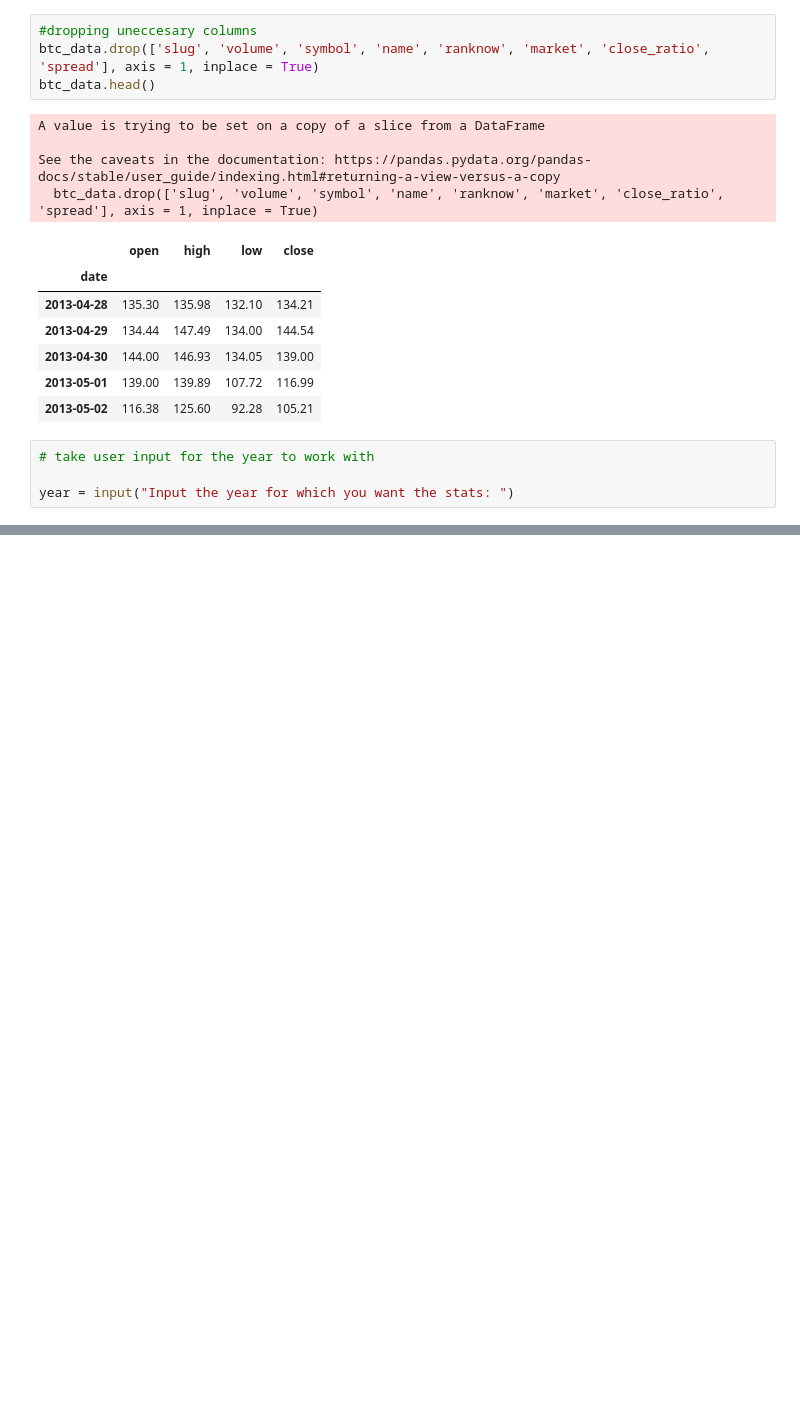
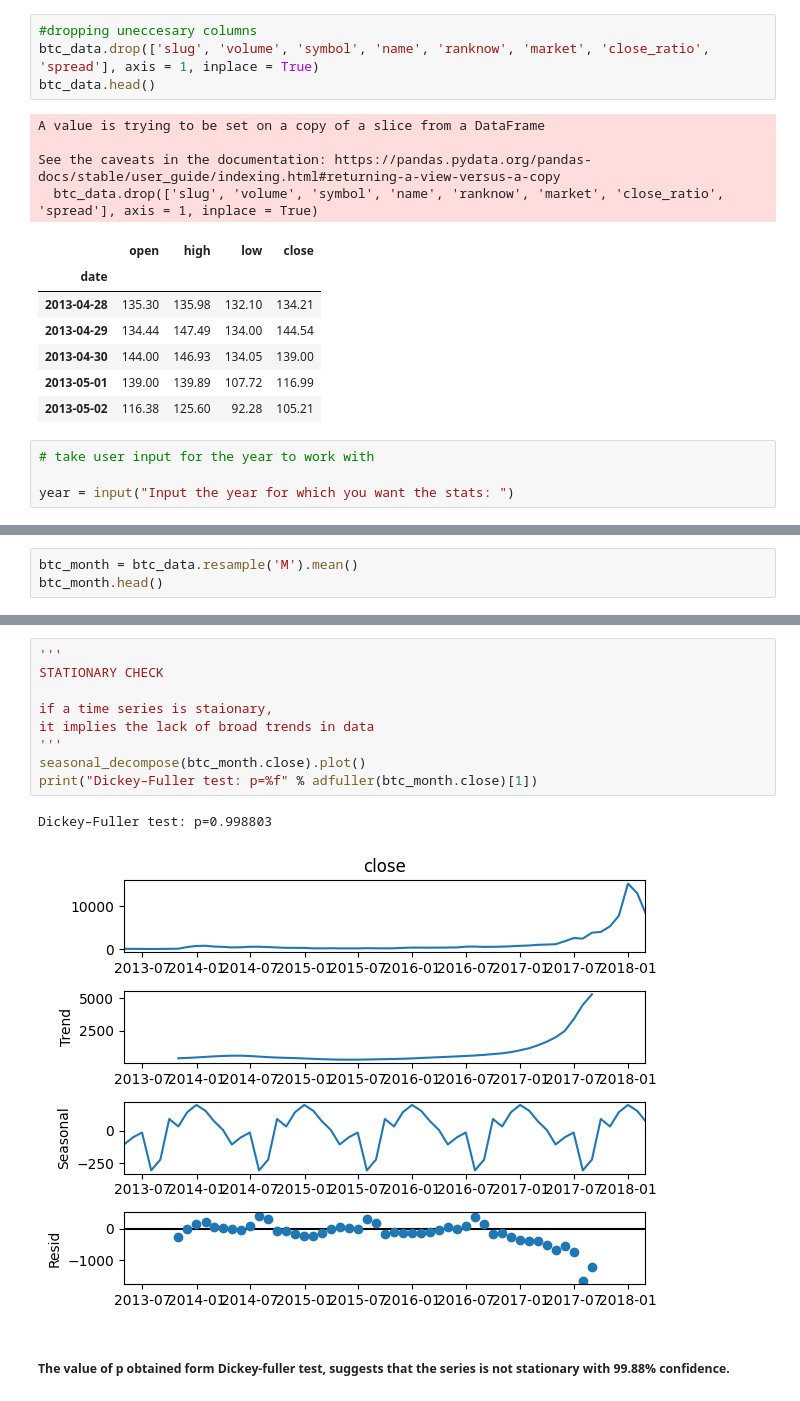
Before and after one commit to Annarhysa/Cryptocurrency-Market-Analysis, a Jupyter notebook: arima_model.ipynb, the cells around one changed output, grey strips where cells are left out. Cells and saved outputs as stored; diff of their text form; blank space fills up the shorter version.

Commit message:
Finding Dickey Fuller test value

```diff
--- a/arima_model.ipynb
+++ b/arima_model.ipynb
@@ -65,0 +68,3 @@ btc_data.loc[year].head()
+# %%
+btc_month = btc_data.resample('M').mean()
+btc_month.head()
@@ -65,0 +79,14 @@ btc_data.loc[year].head()
+# %%
+'''
+STATIONARY CHECK
+
+if a time series is staionary,
+it implies the lack of broad trends in data
+'''
+seasonal_decompose(btc_month.close).plot()
+print("Dickey–Fuller test: p=%f" % adfuller(btc_month.close)[1])
+# %% [output]
+Dickey–Fuller test: p=0.998803
+[figure, added]
+# %% [markdown]
+##### The value of p obtained form Dickey-fuller test, suggests that the series is not stationary with 99.88% confidence.
```
Also changed, not shown: parts of 3 cells of this notebook.
